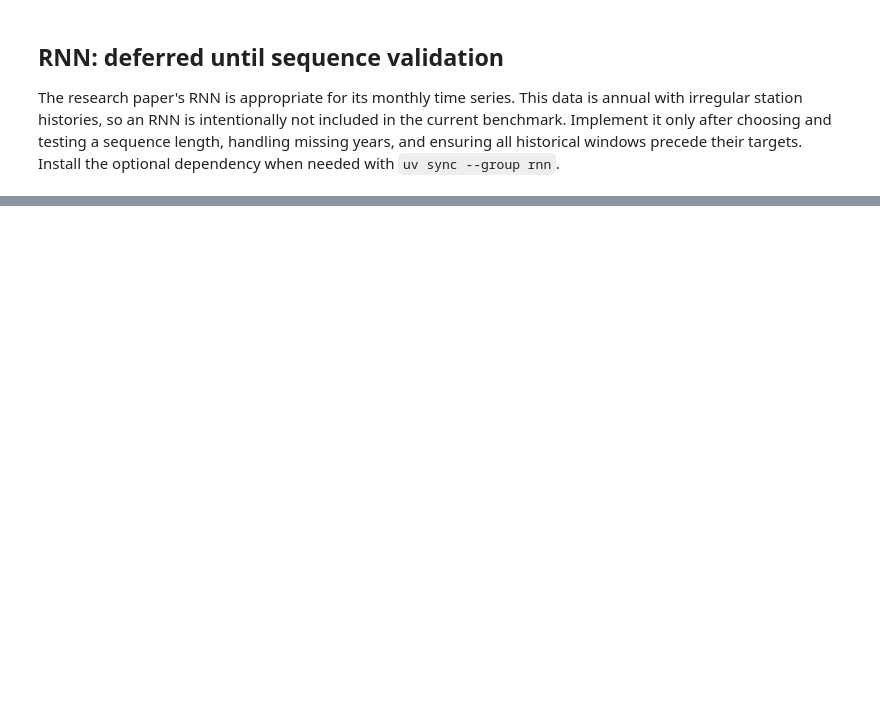
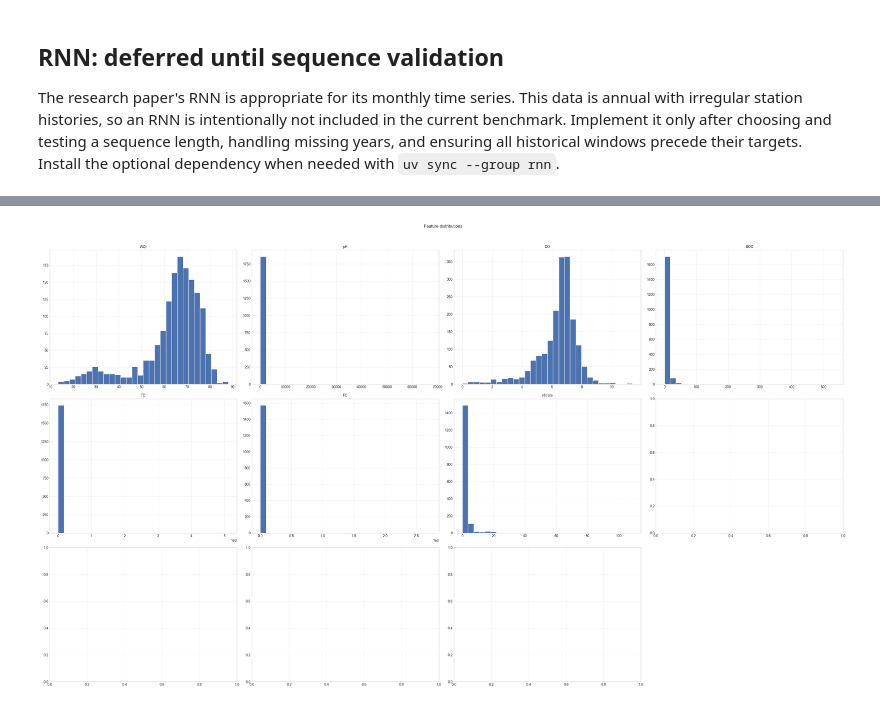
Before and after one commit to AP12genius/Water-Quality-App, a Jupyter notebook: main.ipynb, the cells around one changed output, grey strips where cells are left out. Cells and saved outputs as stored; diff of their text form; code cells hidden in the pictures; blank space fills up the shorter version.

```diff
--- a/main.ipynb
+++ b/main.ipynb
@@ -108,0 +170,23 @@ The research paper's RNN is appropriate for its monthly time series. This data i
+# %%
+# 3. Feature distributions across the dataset
+n_features = len(FEATURE_COLUMNS)
+n_cols = 4
+n_rows = (n_features + n_cols - 1) // n_cols
+
+fig, axes = plt.subplots(n_rows, n_cols, figsize=(8 * n_cols, 6 * n_rows))
+axes = axes.flatten()
+
+for i, col in enumerate(FEATURE_COLUMNS):
+    if col in station_years.columns:
+        axes[i].hist(station_years[col].dropna(), bins=30, color='#4C72B0', edgecolor='white')
+        axes[i].set_title(col, fontsize=10)
+
+for j in range(i + 1, len(axes)):
+    axes[j].axis('off')
+
+plt.suptitle('Feature distributions', y=1.02)
+plt.tight_layout()
+plt.savefig('assets/feature_distributions.png', dpi=150)
+plt.show()
+# %% [output]
+[figure, added]
```
Also changed, not shown: parts of 10 cells of this notebook, 7 other files.
